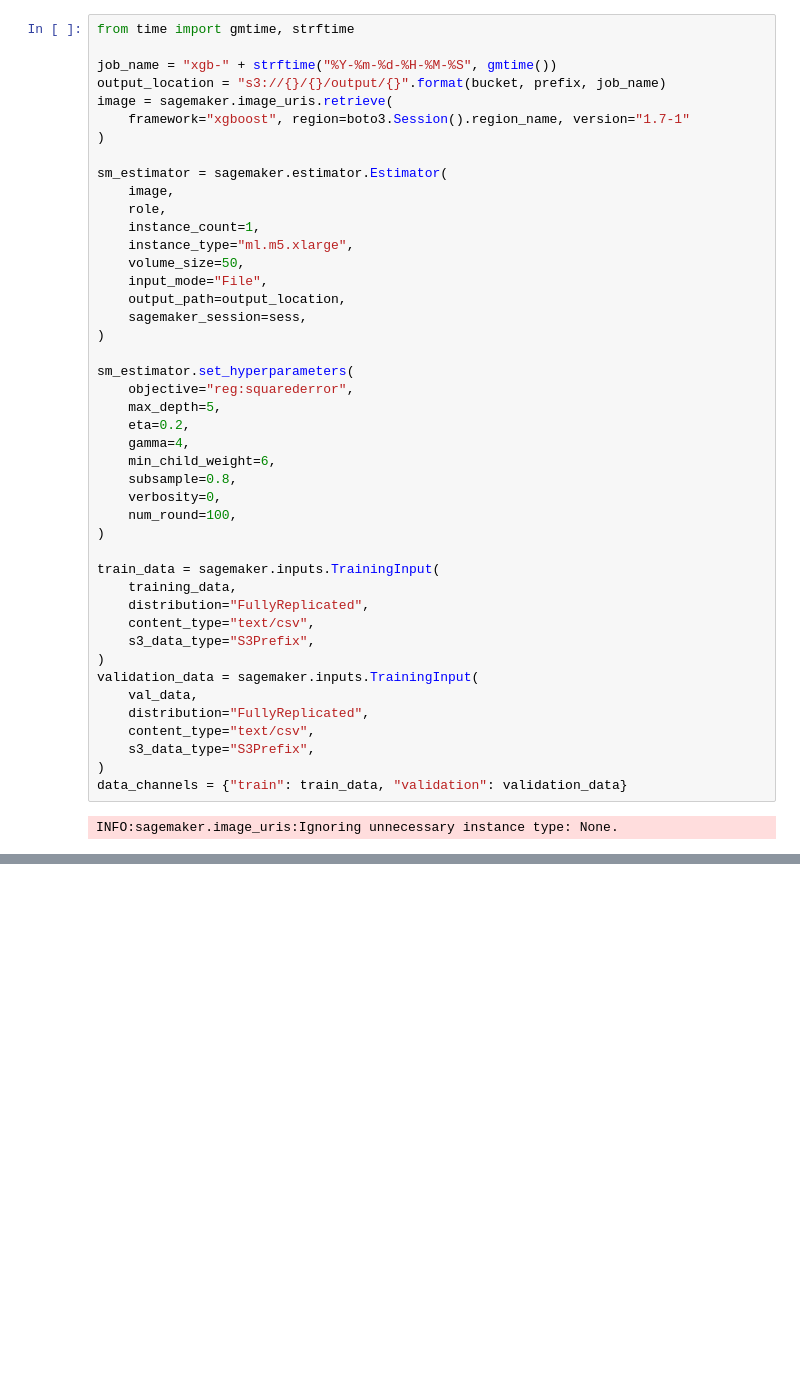
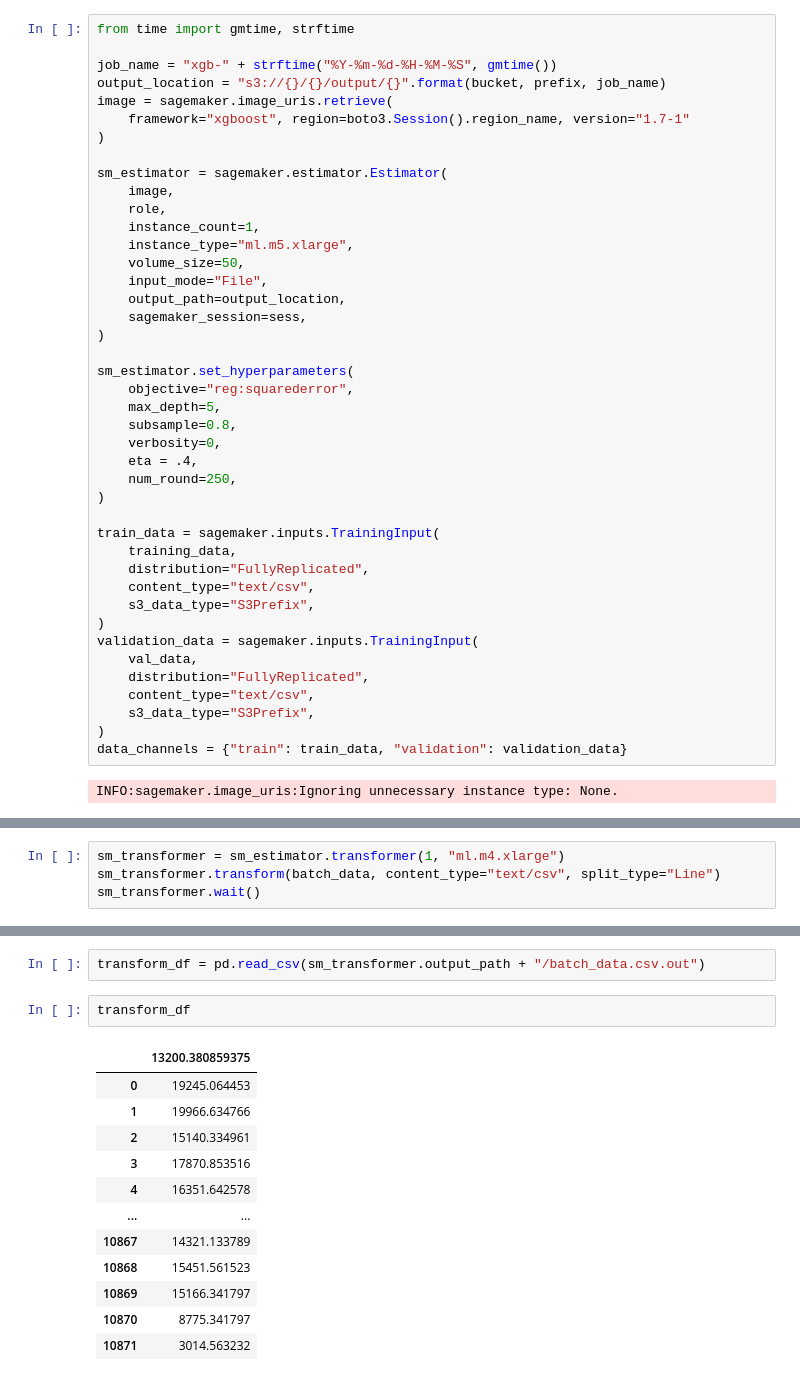
Before and after one commit to Nedwards0/AAI-540-Final-Project, a Jupyter notebook: AwsDataProcessing.ipynb, the cells around one changed output, grey strips where cells are left out. Cells and saved outputs as stored; diff of their text form; blank space fills up the shorter version.

```diff
--- a/AwsDataProcessing.ipynb
+++ b/AwsDataProcessing.ipynb
@@ -285,12 +309,10 @@ sm_estimator = sagemaker.estimator.Estimator(
 sm_estimator.set_hyperparameters(
     objective="reg:squarederror",
     max_depth=5,
-    eta=0.2,
-    gamma=4,
-    min_child_weight=6,
     subsample=0.8,
     verbosity=0,
-    num_round=100,
+    eta = .4,
+    num_round=250,
 )
 
 train_data = sagemaker.inputs.TrainingInput(
@@ -331,0 +360,4 @@ Billable seconds: 104
+# %%
+sm_transformer = sm_estimator.transformer(1, "ml.m4.xlarge")
+sm_transformer.transform(batch_data, content_type="text/csv", split_type="Line")
+sm_transformer.wait()
@@ -331,0 +390,17 @@ Billable seconds: 104
+# %%
+transform_df = pd.read_csv(sm_transformer.output_path + "/batch_data.csv.out")
+# %%
+transform_df
+# %% [output]
+|  | 13200.380859375 |
+| 0 | 19245.064453 |
+| 1 | 19966.634766 |
+| 2 | 15140.334961 |
+| 3 | 17870.853516 |
+| 4 | 16351.642578 |
+| ... | ... |
+| 10867 | 14321.133789 |
+| 10868 | 15451.561523 |
+| 10869 | 15166.341797 |
+| 10870 | 8775.341797 |
+| 10871 | 3014.563232 |
```
Also changed, not shown: parts of 15 cells of this notebook.
